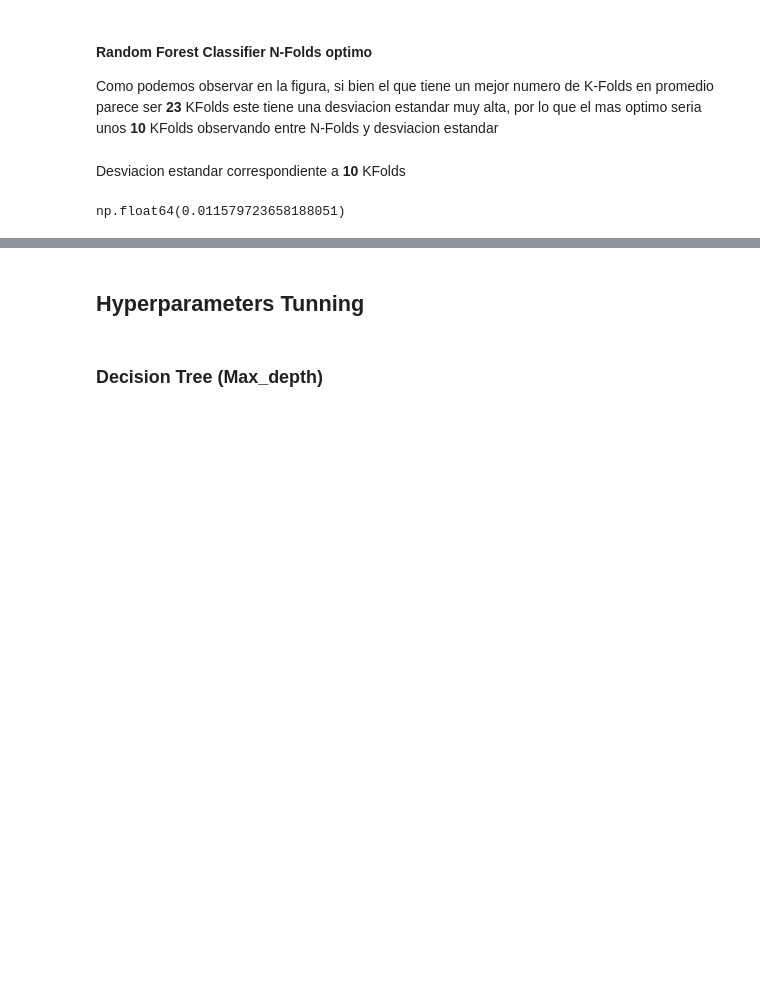
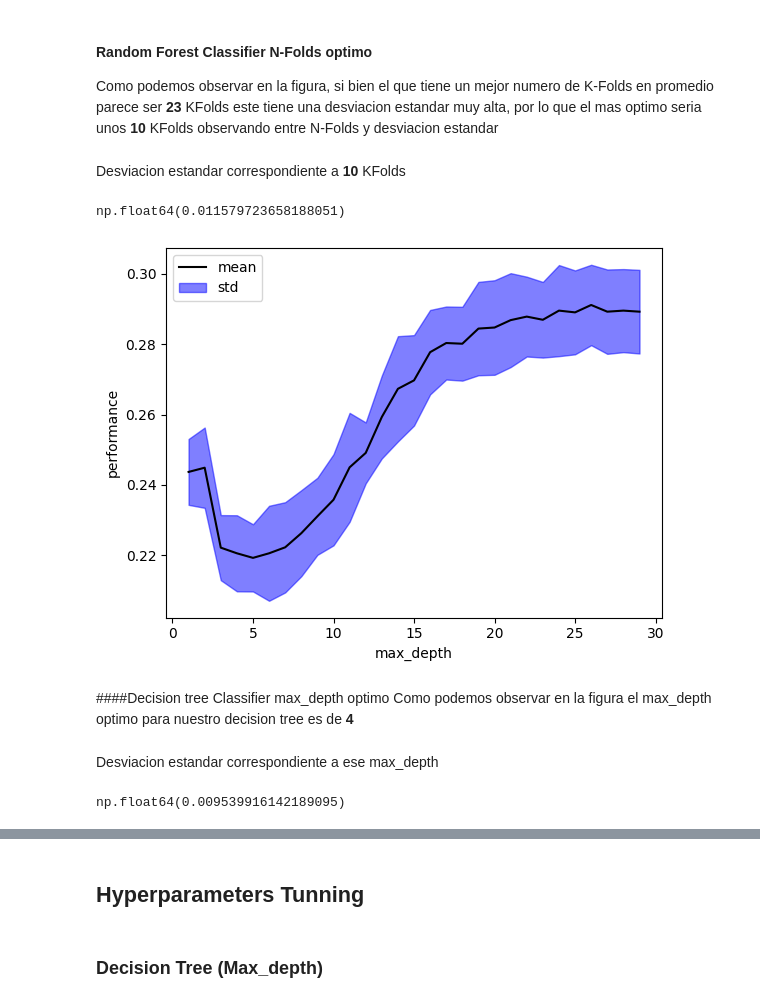
Before and after one commit to Dyaruro1/AI-Proyect-PlacementPrediction, a Jupyter notebook: Dataset_Proyecto.ipynb, the cells around one changed output, grey strips where cells are left out. Drawn from its saved outputs; the diff is of its cells as text; code cells hidden in the pictures; blank space fills up the shorter version.

```diff
--- a/Dataset_Proyecto.ipynb
+++ b/Dataset_Proyecto.ipynb
@@ -502,3 +499,37 @@ Desviacion estandar correspondiente a **10** KFolds
 stds[8]
 # %% [output]
 np.float64(0.011579723658188051)
+# %%
+#@title **code** learning curve para encontrar el mejor max_depth
+def show_curve_max_depth(est):
+  means, stds = [], []
+  max_depth_range = range(1, 30)
+  for max_depth in max_depth_range:
+    est.max_depth = max_depth
+    s = cross_val_score(est, X, y, cv=KFold(10, shuffle=True, random_state=39), scoring=make_scorer(mean_squared_error))
+    means.append(np.mean(s))
+    stds.append(np.std(s))
+
+  means = np.r_[means]
+  stds  = np.r_[stds]
+
+  plt.plot(max_depth_range, means, label="mean", color="black")
+  plt.fill_between(max_depth_range, means-stds, means+stds, color="blue", alpha=.5, label="std")
+  plt.xlabel("max_depth")
+  plt.ylabel("performance")
+  plt.legend()
+  return means, stds
+# %%
+#@title **code** Revisando el mejor max_depth para nuestro Decision Tree
+means, stds = show_curve_max_depth(tree)
+# %% [output]
+[figure, added]
+# %% [markdown]
+####Decision tree Classifier max_depth optimo
+Como podemos observar en la figura el max_depth optimo para nuestro decision tree es de **4**
+# %% [markdown]
+Desviacion estandar correspondiente a ese max_depth
+# %%
+stds[means.argmin()]
+# %% [output]
+np.float64(0.009539916142189095)
```
Also changed, not shown: parts of 11 cells of this notebook.
